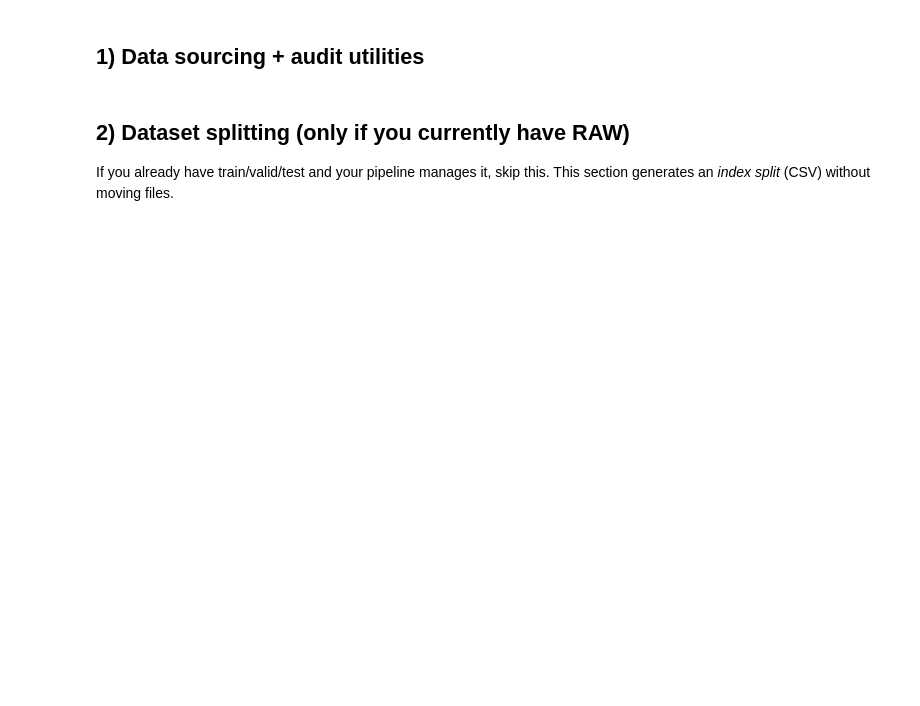
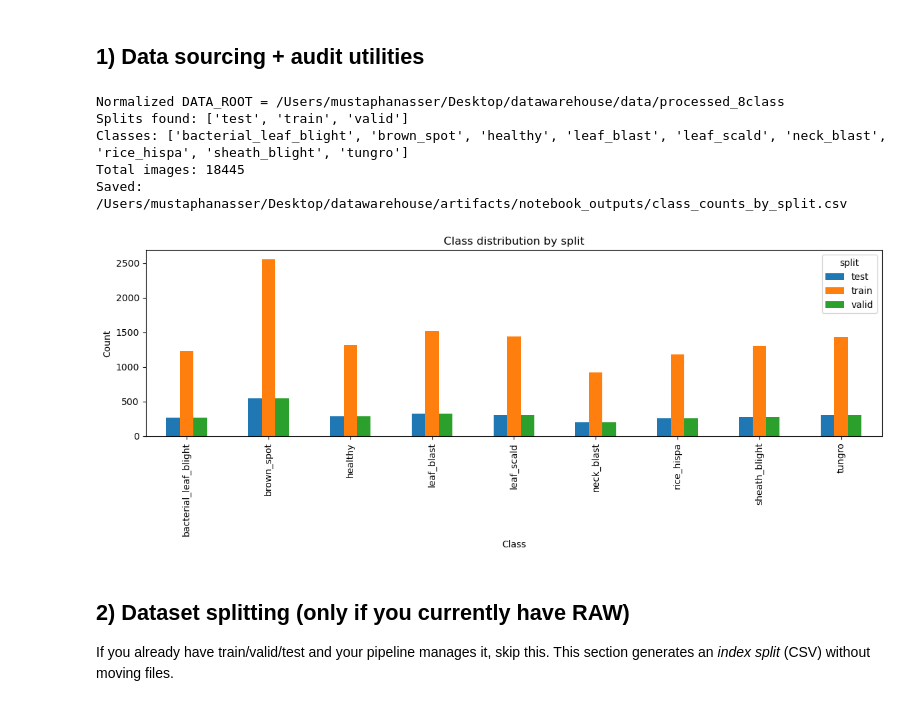
Before and after one commit to Notmustie/Rice-leaf-disease-classification, a Jupyter notebook: notebook/rice_leaf_disease_nb1.ipynb, the cells around one changed output. Saved outputs shown, nothing was run; the diff lists cells and outputs as text; code cells hidden in the pictures; blank space fills up the shorter version.

```diff
--- a/notebook/rice_leaf_disease_nb1.ipynb
+++ b/notebook/rice_leaf_disease_nb1.ipynb
@@ -121,11 +124,11 @@ def resolve_kaggle_rice_leaf_diease(kaggle_root: str) -> Path:
     candidates = [p for p in root.iterdir() if p.is_dir()]
     names = {p.name: p for p in candidates}
 
-    if "Rice_leaf_Diease" not in names:
+    if "Rice_Leaf_Disease" not in names:
         raise FileNotFoundError(
-            f'Expected folder "Rice_leaf_Diease" inside {root}. Found: {[p.name for p in candidates]}'
+            f'Expected folder "Rice_Leaf_Diease" inside {root}. Found: {[p.name for p in candidates]}'
         )
-    chosen = names["Rice_leaf_Diease"]
+    chosen = names["Rice_Leaf_Disease"]
 
     # must contain train/ and test/
     train_dir = chosen / "train"
@@ -151,7 +154,7 @@ def scan_kaggle_train_test(base: Path, img_exts=(".jpg",".jpeg",".png",".bmp",".
     return pd.DataFrame(rows)
 
 # === USER EDIT (only this path usually changes) ===
-KAGGLE_DOWNLOAD_ROOT = "/Users/mustaphanasser/Desktop/datawarehouse/rice_disease_detection/Rice_Leaf_Disease"  # <- folder containing both rice_Leaf_AUG and Rice_leaf_Diease
+KAGGLE_DOWNLOAD_ROOT = "/Users/mustaphanasser/Desktop/datawarehouse/rice_disease_detection"  # <- folder containing both rice_Leaf_AUG and Rice_leaf_Diease
 
 base_dir = resolve_kaggle_rice_leaf_diease(KAGGLE_DOWNLOAD_ROOT)
 print("Using dataset:", base_dir)
@@ -313,6 +329,22 @@ def scan_images(split_dir: Path) -> pd.DataFrame:
                     "filename": p.name
                 })
     return pd.DataFrame(rows)
+
+# def normalize_data_root(data_root: str) -> str:
+#     p = Path(data_root).expanduser().resolve()
+#     if (p/"train").exists() or (p/"test").exists() or (p/"raw").exists():
+#         return str(p)
+
+#     # If exactly one subfolder, descend into it
+#     kids = [d for d in p.iterdir() if d.is_dir()]
+#     if len(kids) == 1:
+#         return str(kids[0])
+
+#     return str(p)
+
+cfg.DATA_ROOT = str(MATERIALIZED_DIR)
+print("Normalized DATA_ROOT =", cfg.DATA_ROOT)
+
 
 split_roots = find_split_roots(cfg.DATA_ROOT)
 split_roots
@@ -330,33 +362,40 @@ else:
     # If DATA_ROOT itself has class folders (no explicit split)
     # treat it as raw
     dfs.append(scan_images(Path(cfg.DATA_ROOT)))
 
 data_df = pd.concat(dfs, ignore_index=True)
 data_df.head(), data_df.shape
 
 # Basic audit
 print("Splits found:", sorted(data_df["split"].unique()))
 print("Classes:", sorted(data_df["label"].unique()))
 print("Total images:", len(data_df))
 
 # Class counts by split
 counts = data_df.groupby(["split", "label"]).size().reset_index(name="n")
 pivot_counts = counts.pivot(index="label", columns="split", values="n").fillna(0).astype(int)
 pivot_counts
 
 # Save counts table for report use
 pivot_counts.to_csv(OUT_DIR / "class_counts_by_split.csv")
 pivot_counts.to_markdown(OUT_DIR / "class_counts_by_split.md")
 print("Saved:", OUT_DIR / "class_counts_by_split.csv")
 
 # Visual: class distribution by split
 pivot_counts.plot(kind="bar", figsize=(12, 5))
 plt.title("Class distribution by split")
 plt.ylabel("Count")
 plt.xlabel("Class")
 plt.tight_layout()
 plt.savefig(OUT_DIR / "class_distribution_by_split.png", dpi=200)
 plt.show()
+# %% [output]
+Normalized DATA_ROOT = /Users/mustaphanasser/Desktop/datawarehouse/data/processed_8class
+Splits found: ['test', 'train', 'valid']
+Classes: ['bacterial_leaf_blight', 'brown_spot', 'healthy', 'leaf_blast', 'leaf_scald', 'neck_blast', 'rice_hispa', 'sheath_blight', 'tungro']
+Total images: 18445
+Saved: /Users/mustaphanasser/Desktop/datawarehouse/artifacts/notebook_outputs/class_counts_by_split.csv
+[figure, added]
 # %% [markdown]
 ## 2) Dataset splitting (only if you currently have RAW)
 If you already have train/valid/test and your pipeline manages it, skip this.
```
Also changed, not shown: parts of 10 cells of this notebook, 1 other file.
